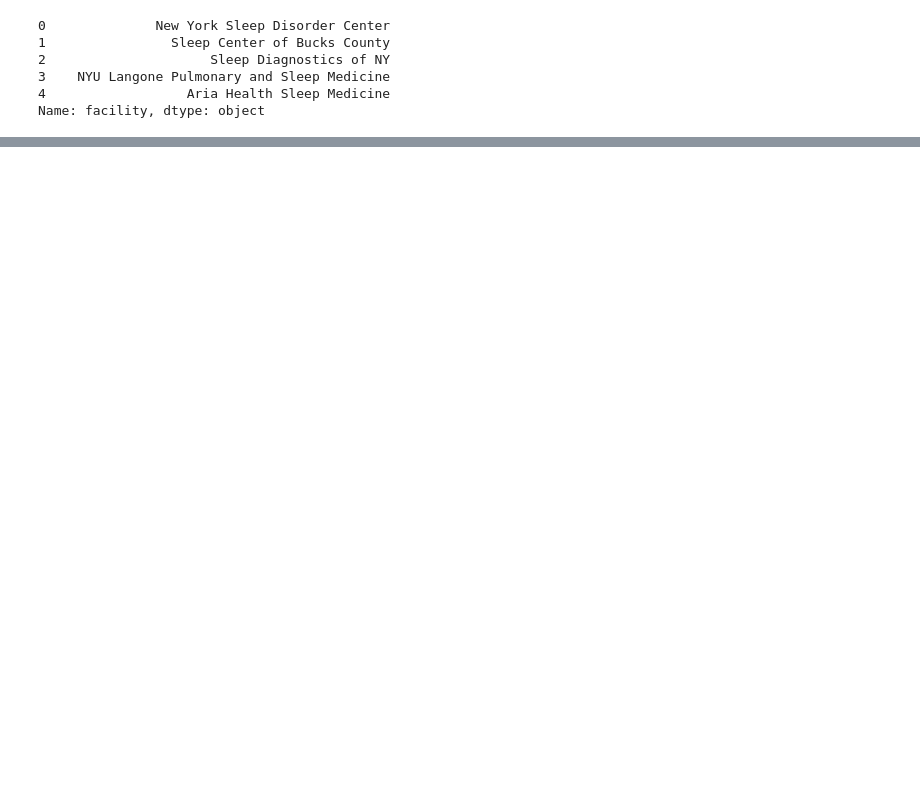
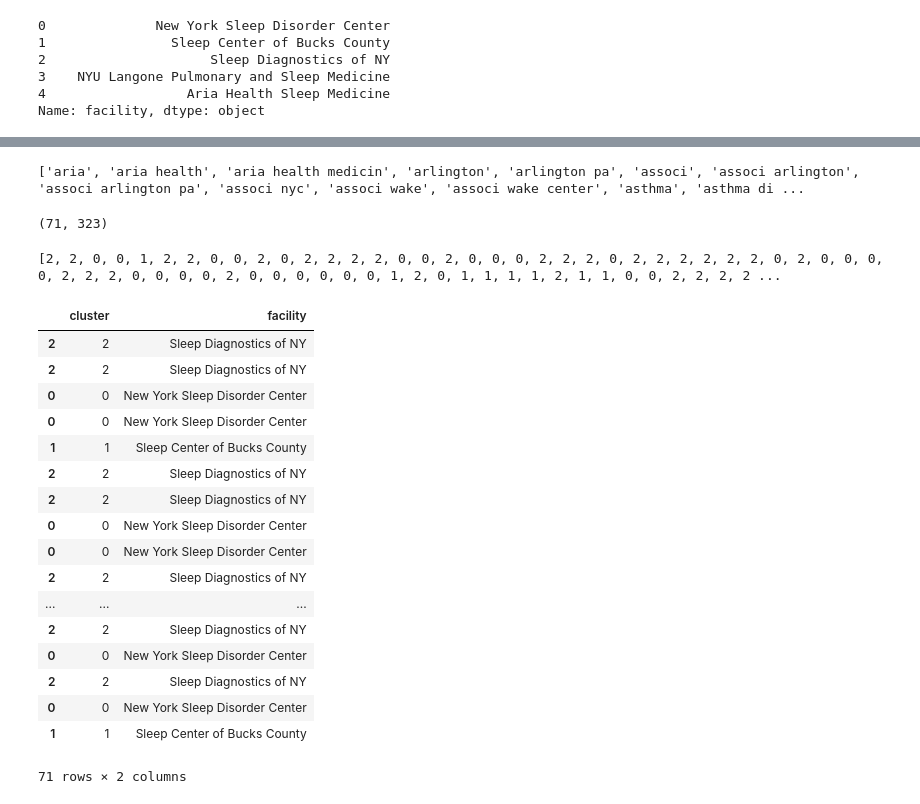
Before and after one commit to paulboal/tdwi-accelerate-2017-python, a Jupyter notebook: 01-get-sleep-prices.ipynb, the cells around one changed output, grey strips where cells are left out. Drawn from its saved outputs; the diff is of its cells as text; code cells hidden in the pictures; blank space fills up the shorter version.

```diff
--- a/01-get-sleep-prices.ipynb
+++ b/01-get-sleep-prices.ipynb
@@ -180,0 +100,10 @@ vocab_frame
+# %%
+from ClassifyFacilities import ClassifyFacilities
+places = ['New','York','Miami','San','Francisco','Dallas',
+          'NY','FL','Florida','CA','California','TX','Texas',
+          'sleep','east','north','west','south']
+num_clusters = 3
+
+classifier = ClassifyFacilities()
+classifier.classify(df.facility, places, num_clusters)
+classifier.get_vocab().head()
@@ -180,0 +121,35 @@ vocab_frame
+# %%
+print(classifier.get_vectorizer().get_feature_names())
+# %% [output]
+['aria', 'aria health', 'aria health medicin', 'arlington', 'arlington pa', 'associ', 'associ arlington', 'associ arlington pa', 'associ nyc', 'associ wake', 'associ wake center', 'asthma', 'asthma di ...
+# %%
+print(classifier.get_tfidf_matrix().shape)
+# %% [output]
+(71, 323)
+# %%
+print(classifier.get_clusters())
+# %% [output]
+[2, 2, 0, 0, 1, 2, 2, 0, 0, 2, 0, 2, 2, 2, 2, 0, 0, 2, 0, 0, 0, 2, 2, 2, 0, 2, 2, 2, 2, 2, 2, 0, 2, 0, 0, 0, 0, 2, 2, 2, 0, 0, 0, 0, 2, 0, 0, 0, 0, 0, 0, 1, 2, 0, 1, 1, 1, 1, 2, 1, 1, 0, 0, 2, 2, 2, 2 ...
+# %%
+facility_clusters = { 'facility': df.facility, 'cluster': classifier.get_clusters() }
+frame = pd.DataFrame(facility_clusters, index = [classifier.get_clusters()])
+frame
+# %% [output]
+|  | cluster | facility |
+| 2 | 2 | Sleep Diagnostics of NY |
+| 2 | 2 | Sleep Diagnostics of NY |
+| 0 | 0 | New York Sleep Disorder Center |
+| 0 | 0 | New York Sleep Disorder Center |
+| 1 | 1 | Sleep Center of Bucks County |
+| 2 | 2 | Sleep Diagnostics of NY |
+| 2 | 2 | Sleep Diagnostics of NY |
+| 0 | 0 | New York Sleep Disorder Center |
+| 0 | 0 | New York Sleep Disorder Center |
+| 2 | 2 | Sleep Diagnostics of NY |
+| ... | ... | ... |
+| 2 | 2 | Sleep Diagnostics of NY |
+| 0 | 0 | New York Sleep Disorder Center |
+| 2 | 2 | Sleep Diagnostics of NY |
+| 0 | 0 | New York Sleep Disorder Center |
+| 1 | 1 | Sleep Center of Bucks County |
+71 rows × 2 columns
```
Also changed, not shown: parts of 15 cells of this notebook, 1 other file.
